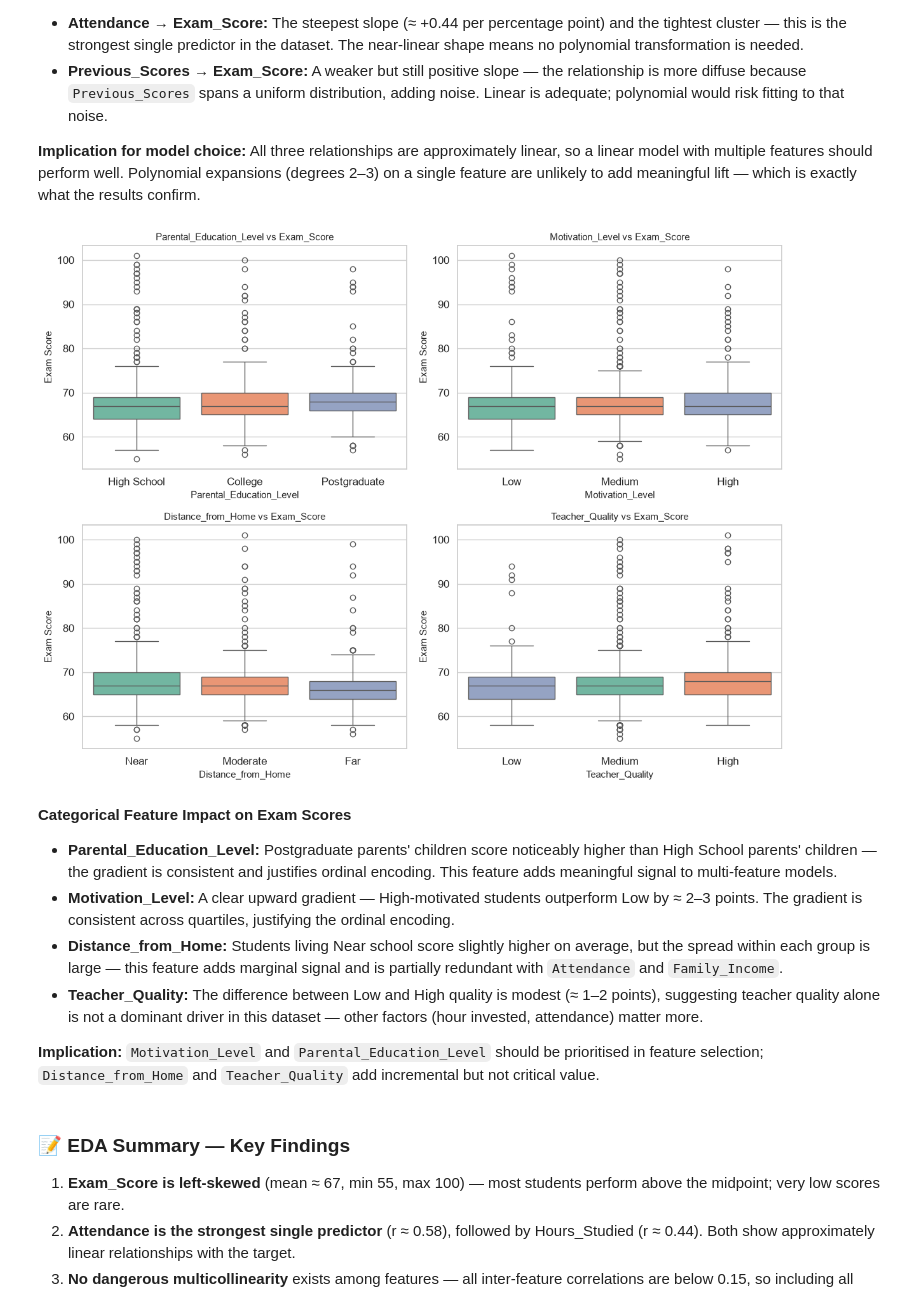
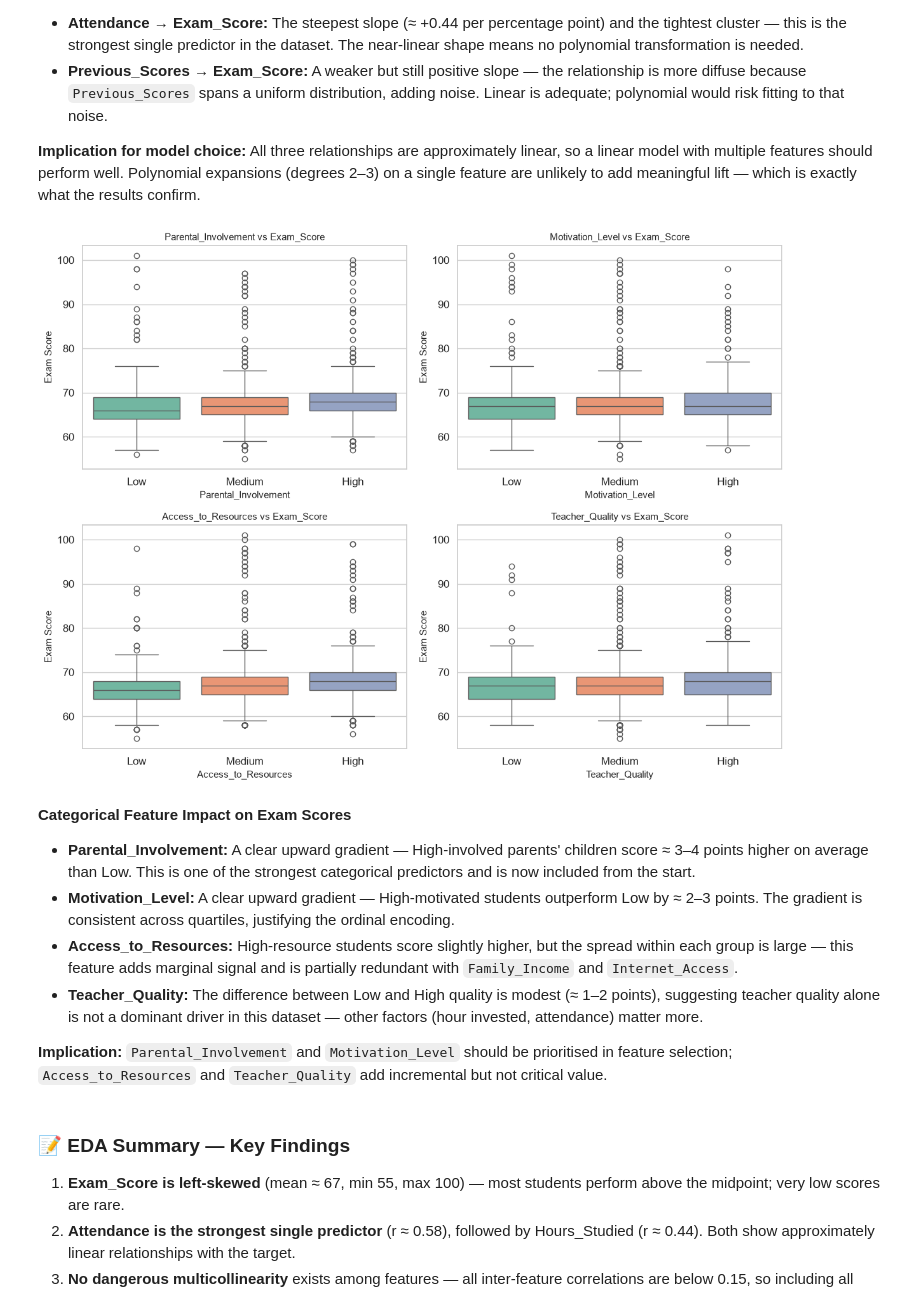
Before and after one commit to M-Amine-HM/elevvo_projects, a Jupyter notebook: task1/student_performance_analysis.ipynb, the cells around one changed output. Drawn from its saved outputs; the diff is of its cells as text; code cells hidden in the pictures.

```diff
--- a/task1/student_performance_analysis.ipynb
+++ b/task1/student_performance_analysis.ipynb
@@ -448,40 +467,40 @@ model with multiple features should perform well. Polynomial expansions (degrees
 single feature are unlikely to add meaningful lift — which is exactly what the results confirm.
 # %%
 # ── NEW CELL ADDED ── ADD 4g: Top 4 categorical features vs Exam_Score.
-top4_cats = ['Parental_Education_Level', 'Motivation_Level', 'Distance_from_Home', 'Teacher_Quality']
-top4_order = {'Parental_Education_Level': ['High School', 'College', 'Postgraduate'],
+top4_cats = ['Parental_Involvement', 'Motivation_Level', 'Access_to_Resources', 'Teacher_Quality']
+top4_order = {'Parental_Involvement': ['Low', 'Medium', 'High'],
               'Motivation_Level': ['Low', 'Medium', 'High'],
-              'Distance_from_Home': ['Near', 'Moderate', 'Far'],
+              'Access_to_Resources': ['Low', 'Medium', 'High'],
               'Teacher_Quality': ['Low', 'Medium', 'High']}
 
 fig, axes = plt.subplots(2, 2, figsize=(12, 9))
 for ax, feat in zip(axes.flat, top4_cats):
-    # NEW — clean, no warning
-    sns.boxplot(x=feat, y='Exam_Score', data=df, order=top4_order[feat], ax=ax,hue=feat, palette='Set2', legend=False)
+    sns.boxplot(x=feat, y='Exam_Score', data=df, order=top4_order[feat], ax=ax,
+                palette='Set2')
     ax.set_title(f'{feat} vs Exam_Score', fontsize=11)
     ax.set_xlabel(feat, fontsize=11)
     ax.set_ylabel('Exam Score', fontsize=11)
 plt.tight_layout()
 plt.show()
 # %% [output]
-[figure, old version]
+[figure, new version]
 # %% [markdown]
 **Categorical Feature Impact on Exam Scores**
 
-- **Parental_Education_Level:** Postgraduate parents' children score noticeably higher than
-High School parents' children — the gradient is consistent and justifies ordinal encoding.
-This feature adds meaningful signal to multi-feature models.
+- **Parental_Involvement:** A clear upward gradient — High-involved parents' children score
+≈ 3–4 points higher on average than Low. This is one of the strongest categorical predictors
+and is now included from the start.
 - **Motivation_Level:** A clear upward gradient — High-motivated students outperform Low by ≈ 2–3
 points. The gradient is consistent across quartiles, justifying the ordinal encoding.
-- **Distance_from_Home:** Students living Near school score slightly higher on average, but the
-spread within each group is large — this feature adds marginal signal and is partially redundant
-with `Attendance` and `Family_Income`.
+- **Access_to_Resources:** High-resource students score slightly higher, but the spread within
+each group is large — this feature adds marginal signal and is partially redundant with
+`Family_Income` and `Internet_Access`.
 - **Teacher_Quality:** The difference between Low and High quality is modest (≈ 1–2 points),
 suggesting teacher quality alone is not a dominant driver in this dataset — other factors
 (hour invested, attendance) matter more.
 
-**Implication:** `Motivation_Level` and `Parental_Education_Level` should be prioritised in feature
-selection; `Distance_from_Home` and `Teacher_Quality` add incremental but not critical value.
+**Implication:** `Parental_Involvement` and `Motivation_Level` should be prioritised in feature
+selection; `Access_to_Resources` and `Teacher_Quality` add incremental but not critical value.
 # %% [markdown]
 ### 📝 EDA Summary — Key Findings
 
```
Also changed, not shown: parts of 28 cells of this notebook.
